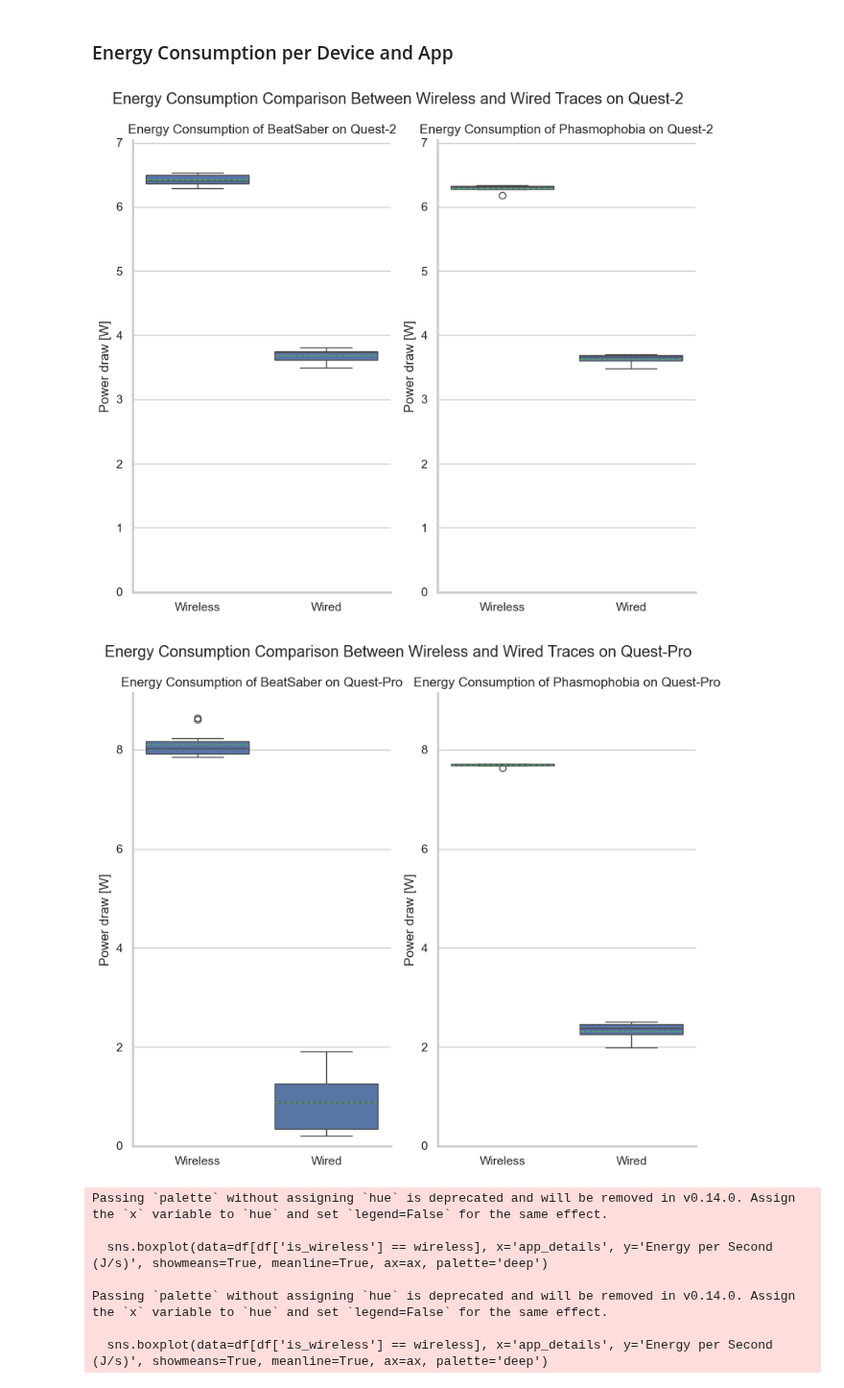
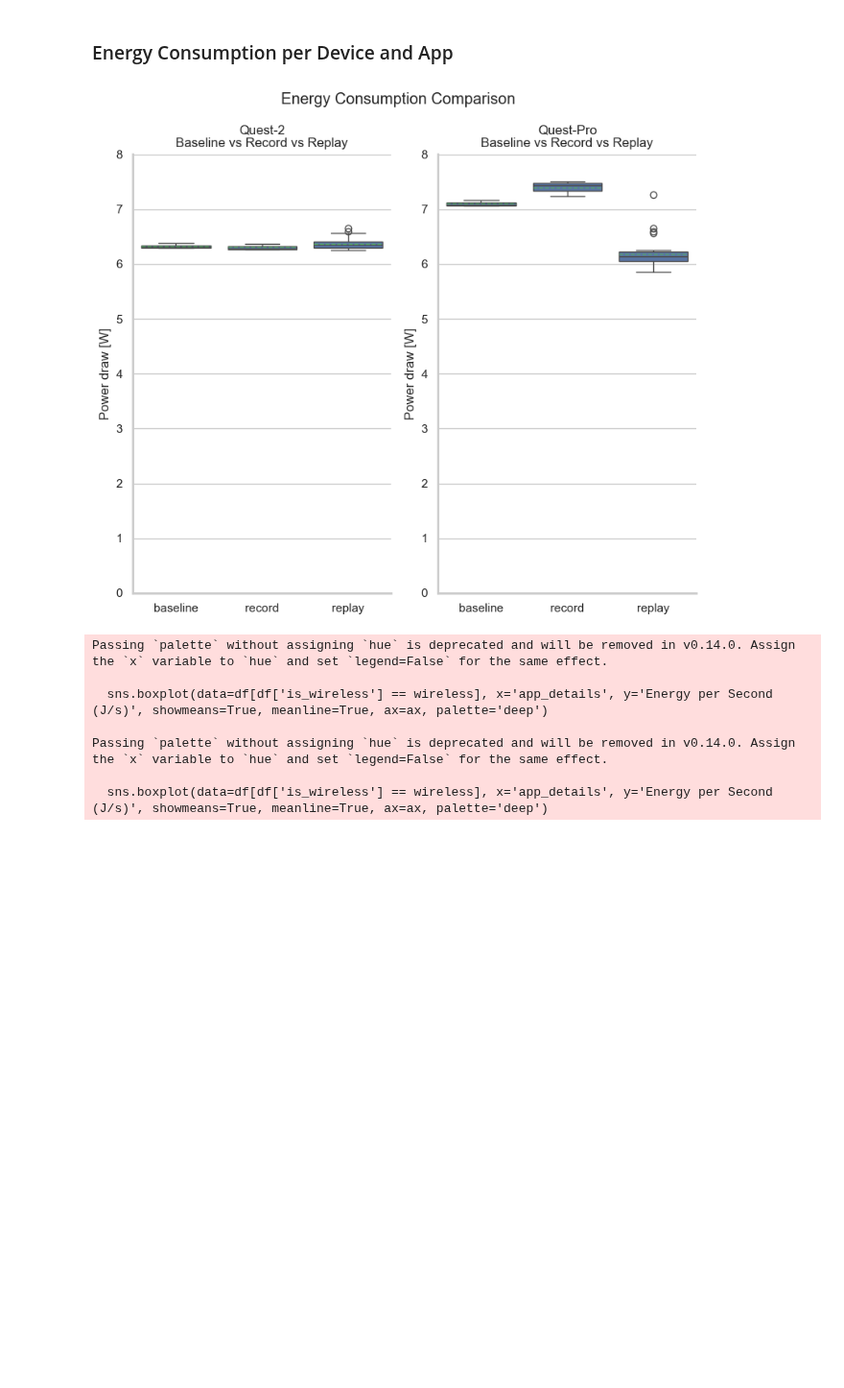
Before and after one commit to Raiduy/librnr-experiments, a Jupyter notebook: analysis_BM.ipynb, the cells around one changed output. Shown at 96% size. Drawn from its saved outputs; the diff is of its cells as text; code cells hidden in the pictures; blank space fills up the shorter version.

```diff
--- a/analysis_BM.ipynb
+++ b/analysis_BM.ipynb
@@ -80,3 +126,3 @@ def process_BM():
 # %%
-bm = process_BM().reset_index(drop=True)
-bm.to_csv('overall_energy.csv', index=False)
+bm = process_BM('overhead-validation').reset_index(drop=True)
+# bm.to_csv('overall_energy.csv', index=False)
@@ -121,31 +185,29 @@ Passing `palette` without assigning `hue` is deprecated and will be removed in v
 # %% [markdown]
 ### Energy Consumption per Device and App
 # %%
-def plot_apps_by_device(df, device):
-    df = df[df['device'] == device]
-    unique_apps = df['app'].unique()[:2]
-    num_apps = len(unique_apps)
-    fig, axes = plt.subplots(1, num_apps, figsize=(4*num_apps, 7))
+def plot_apps_by_device(df):
+    unique_devices = df['device'].unique()[:2]
+    num_devices = len(unique_devices)
+    fig, axes = plt.subplots(1, num_devices, figsize=(4*num_devices, 7))
     min_energy = df['Energy per Second (J/s)'].min() - 0.5
     max_energy = df['Energy per Second (J/s)'].max() +0.5
 
-    for i, app in enumerate(unique_apps):
+    for i, device in enumerate(unique_devices):
         ax = axes[i]
-        sns.boxplot(data=df[df['app'] == app], x='is_wireless', y='Energy per Second (J/s)', showmeans=True, meanline=True, ax=ax, order=[True, False])
+        sns.boxplot(data=df[df['device'] == device], x='is_record', y='Energy per Second (J/s)', showmeans=True, meanline=True, ax=ax)
         ax.set_ylabel('Power draw [W]')
         ax.set_xlabel('')
-        ax.set_title('Energy Consumption of ' + app + ' on ' + device)
-        ax.set_xticklabels(['Wireless', 'Wired'])
+        ax.set_title(device + '\nBaseline vs Record vs Replay')
+
         ax.set_ylim(0, max_energy)
-    fig.suptitle('Energy Consumption Comparison Between Wireless and Wired Traces on ' + device)
+
+    fig.suptitle('Energy Consumption Comparison')
     plt.tight_layout()
     plt.show()
 
-plot_apps_by_device(bm, 'Quest-2')
-plot_apps_by_device(bm, 'Quest-Pro')
+plot_apps_by_device(bm)
 # %% [output]
-[figure, old version]
+[figure, new version]
-[figure, removed]
 # %%
 bm = bm[bm['app'] != 'PistolWhip']
 # %%
```
Also changed, not shown: parts of 10 cells of this notebook, 17 other files.
